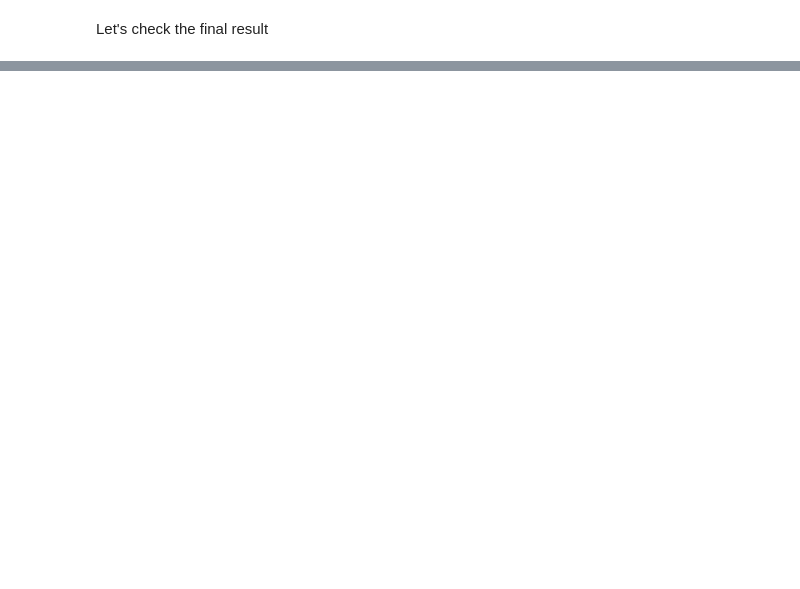
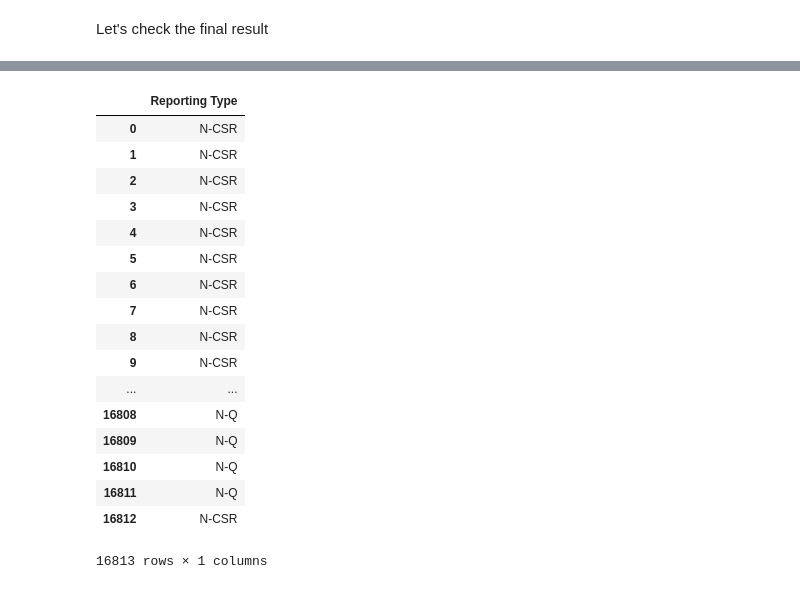
Before and after one commit to sudhamstarun/Credit-Default-Swap-Search-Engine, a Jupyter notebook: Notebooks/Unified CSV Generation.ipynb, the cells around one changed output, grey strips where cells are left out. Cells and saved outputs as stored; diff of their text form; code cells hidden in the pictures; blank space fills up the shorter version.

```diff
--- a/Notebooks/Unified CSV Generation.ipynb
+++ b/Notebooks/Unified CSV Generation.ipynb
@@ -84,9 +84,10 @@ print(len(lol))
 # %% [markdown]
 Using this to test out the best conditions required to extract all the possible variants of each header in the unified CSV
 # %%
+
 counter = 0
 for header in lol:
-    if 'des' in lol:
+    if 'reference' in header.lower():
         print(header)
         counter+=1
 print ("Counter", counter)
@@ -335,3 +398,24 @@ Buy_Sell_csv
+# %%
+Reporting_Type_csv
+# %% [output]
+|  | Reporting Type |
+| 0 | N-CSR |
+| 1 | N-CSR |
+| 2 | N-CSR |
+| 3 | N-CSR |
+| 4 | N-CSR |
+| 5 | N-CSR |
+| 6 | N-CSR |
+| 7 | N-CSR |
+| 8 | N-CSR |
+| 9 | N-CSR |
+| ... | ... |
+| 16808 | N-Q |
+| 16809 | N-Q |
+| 16810 | N-Q |
+| 16811 | N-Q |
+| 16812 | N-CSR |
+16813 rows × 1 columns
 # %%
 unified_csv = CIK_csv.join(Reporting_Type_csv)
 unified_csv = unified_csv.join(Reporting_Year_csv)
```
Also changed, not shown: parts of 4 cells of this notebook.
